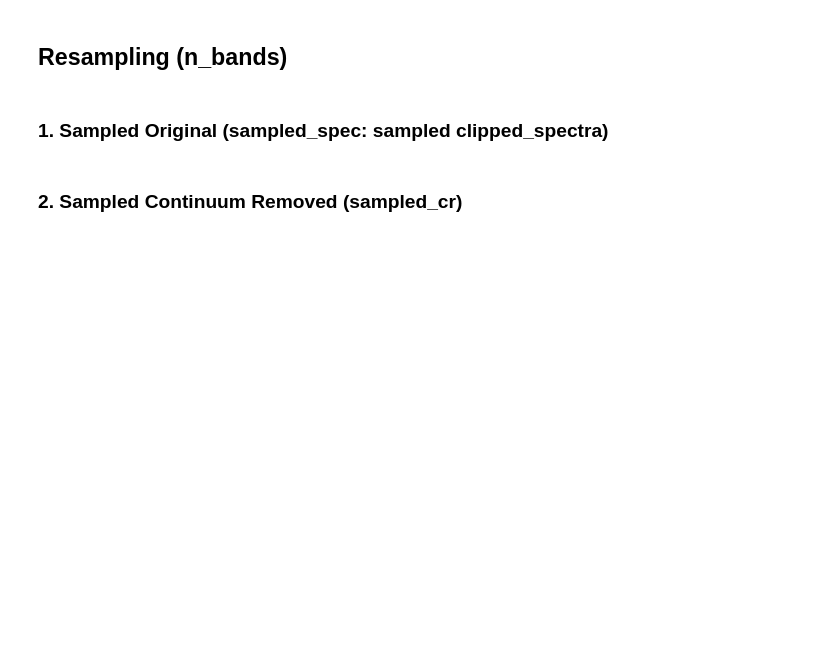
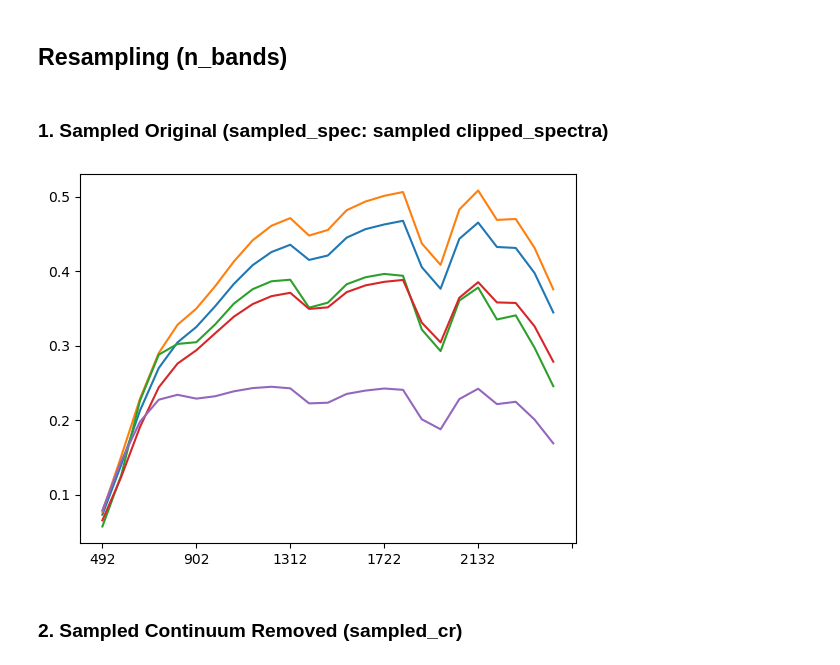
Before and after one commit to SwetaSingh87/SharedPython, a Jupyter notebook: Legacy/LegacyIsrael.ipynb, the cells around one changed output. Drawn from its saved outputs; the diff is of its cells as text; code cells hidden in the pictures; blank space fills up the shorter version.

```diff
--- a/Legacy/LegacyIsrael.ipynb
+++ b/Legacy/LegacyIsrael.ipynb
@@ -285,8 +271,10 @@ sampled_spec = {}
 for n in nbands_sampling:
     sampled_spec[n] = resample_spectra (spec2[51], n)
 # %%
-# for i in range (0,5,1):
-#     sampled_spec[200].iloc[i,:].plot()
+for i in range (0,5,1):
+    sampled_spec[25].iloc[i,:].plot()
+# %% [output]
+[figure, added]
 # %% [markdown]
 ### 2. Sampled Continuum Removed  (sampled_cr)
 # %%
```
Also changed, not shown: parts of 37 cells of this notebook, 6 other files.
